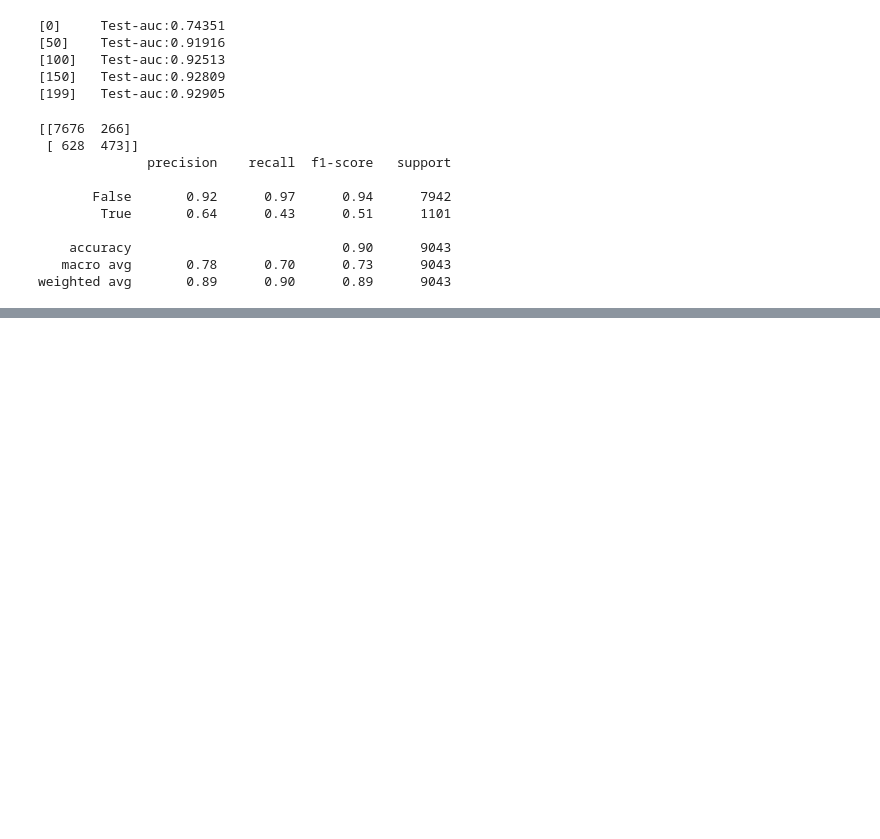
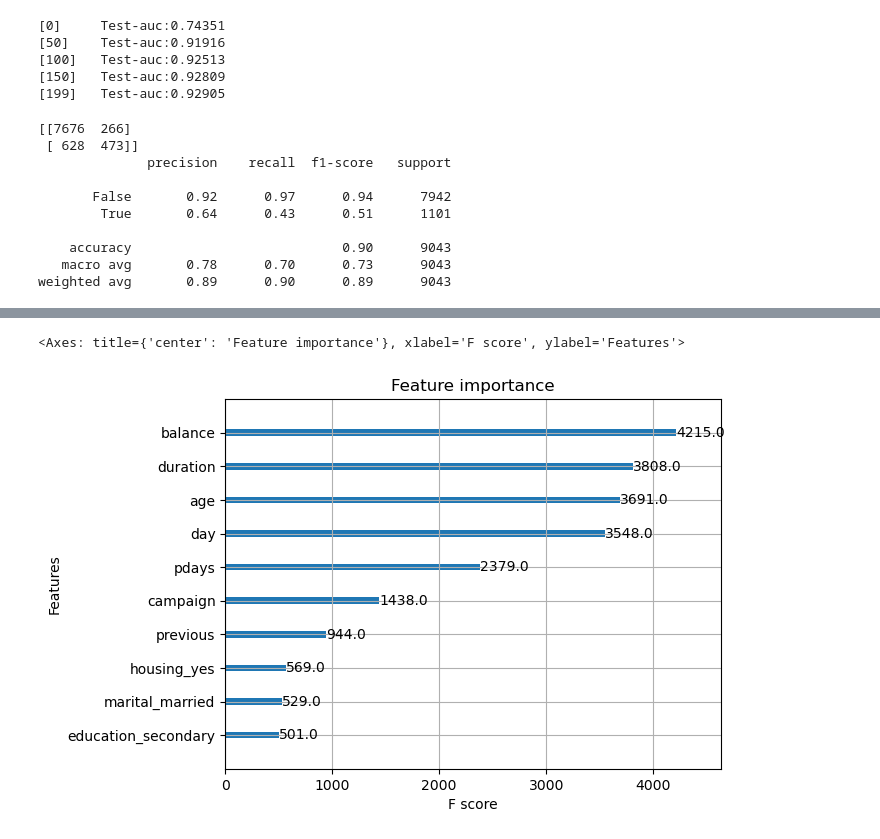
Before and after one commit to cardavid11/Learn-Machine-Learning-From-Scratch, a Jupyter notebook: Additional Applications/XGBoost/xgboost.ipynb, the cells around one changed output, grey strips where cells are left out. Cells and saved outputs as stored; diff of their text form; code cells hidden in the pictures; blank space fills up the shorter version.

Commit message:
plot_importance

```diff
--- a/Additional Applications/XGBoost/xgboost.ipynb
+++ b/Additional Applications/XGBoost/xgboost.ipynb
@@ -281,0 +276,23 @@ NameError: name 'X_train' is not defined
+# %%
+#########################################################
+
+#Set parameters Part 3
+parameters3 = {
+    'learning_rate': 0.05,
+    'max_depth': 6,
+    'colsample_bytree': 0.5,
+    'subsample': 1,
+    'min_child_weight': 2,
+    'gamma': 0,
+    'random_state': 1502,
+    'eval_metric': 'auc',
+    'objective': 'binary:logistic'
+}
+
+#run XGBoost Part 3
+model3 = xgboost.train(params = parameters3,
+                      dtrain = Train,
+                      num_boost_round = 800,
+                      evals = [(Test, 'Test')],
+                      verbose_eval = 50
+                      )
@@ -281,0 +342,6 @@ NameError: name 'X_train' is not defined
+# %%
+#plot importance
+xgboost.plot_importance(model3,max_num_features=10)
+# %% [output]
+<Axes: title={'center': 'Feature importance'}, xlabel='F score', ylabel='Features'>
+[figure, added]
```
Also changed, not shown: parts of 5 cells of this notebook.
